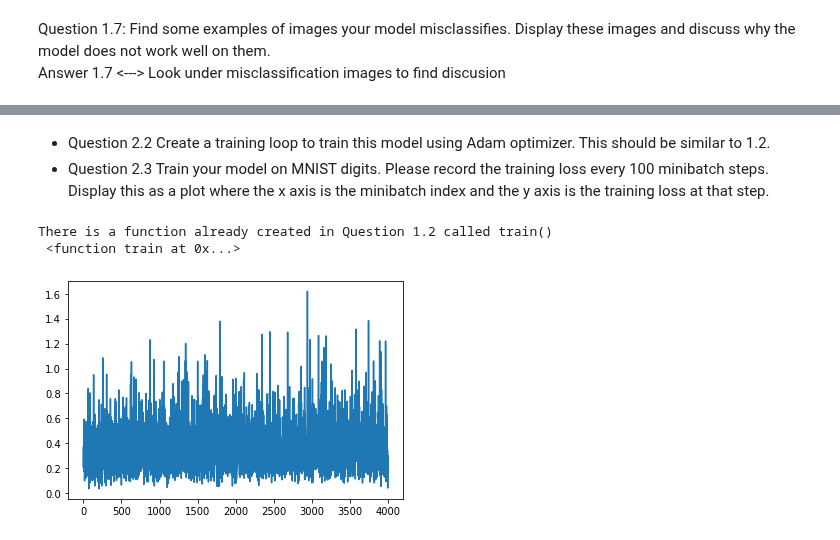
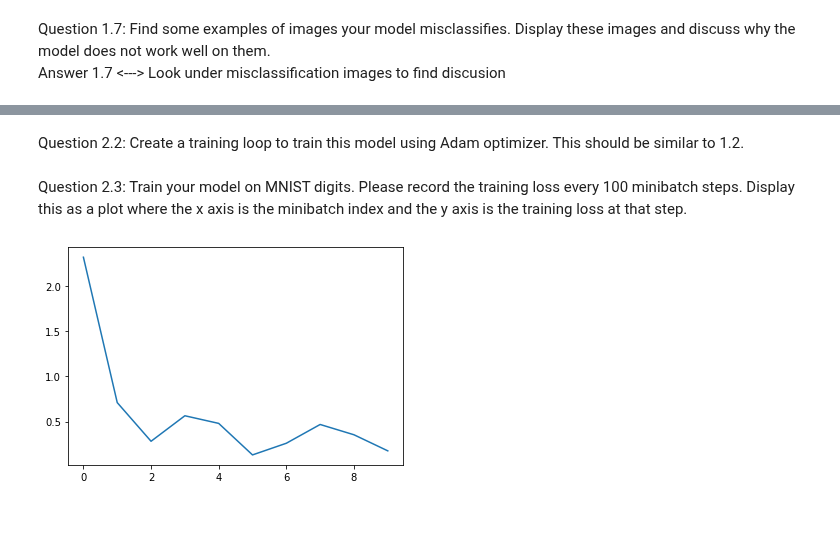
Before and after one commit to Azwadd/CS_59866, a Jupyter notebook: Homeworks/Homework 4/HW04.ipynb, the cells around one changed output, grey strips where cells are left out. Saved outputs shown, nothing was run; the diff lists cells and outputs as text; code cells hidden in the pictures.

```diff
--- a/Homeworks/Homework 4/HW04.ipynb
+++ b/Homeworks/Homework 4/HW04.ipynb
@@ -514,0 +439,2 @@ Estimated Total Size (MB): 0.15
+# %% [markdown]
+Question 2.2: Create a training loop to train this model using Adam optimizer. This should be similar to 1.2.
@@ -515,15 +455,11 @@ Estimated Total Size (MB): 0.15
 # %% [markdown]
-* Question 2.2 Create a training loop to train this model using Adam optimizer. This should be similar to 1.2.
-* Question 2.3 Train your model on MNIST digits. Please record the training loss every 100 minibatch steps.
-Display this as a plot where the x axis is the minibatch index and the y axis is the training loss at that step.
+Question 2.3: Train your model on MNIST digits. Please record the training loss every 100 minibatch steps. Display this as a plot where the x axis is the minibatch index and the y axis is the training loss at that step.
-# %%
-# Question 2.2
-# Answer to Question 2.2 in train() below <--- reusing train() function as training loop
-errors = train(cnn, 1, train_loader, 100, torch.optim.Adam(cnn.parameters(), lr=1e-2), F.nll_loss)
-# Answer to Question 2.3 in train() above | the 100 parameter means that we record loss for every 100 minibatch steps
-plt.plot(errors)
-plt.show()
-# %% [output]
-There is a function already created in Question 1.2 called train()
- <function train at 0x...>
-[figure, removed]
+# %%
+# Question 2.3
+optimizer = torch.optim.Adam(cnn_model.parameters(), lr=1e-2)
+minibatch_steps = 100 # required by question 2.3
+errors = train(cnn_model, 1, train_loader, minibatch_steps, optimizer, F.nll_loss)
+plt.plot(errors)
+plt.show()
+# %% [output]
+[figure, added]
```
Also changed, not shown: parts of 67 cells of this notebook, 1 other file.
